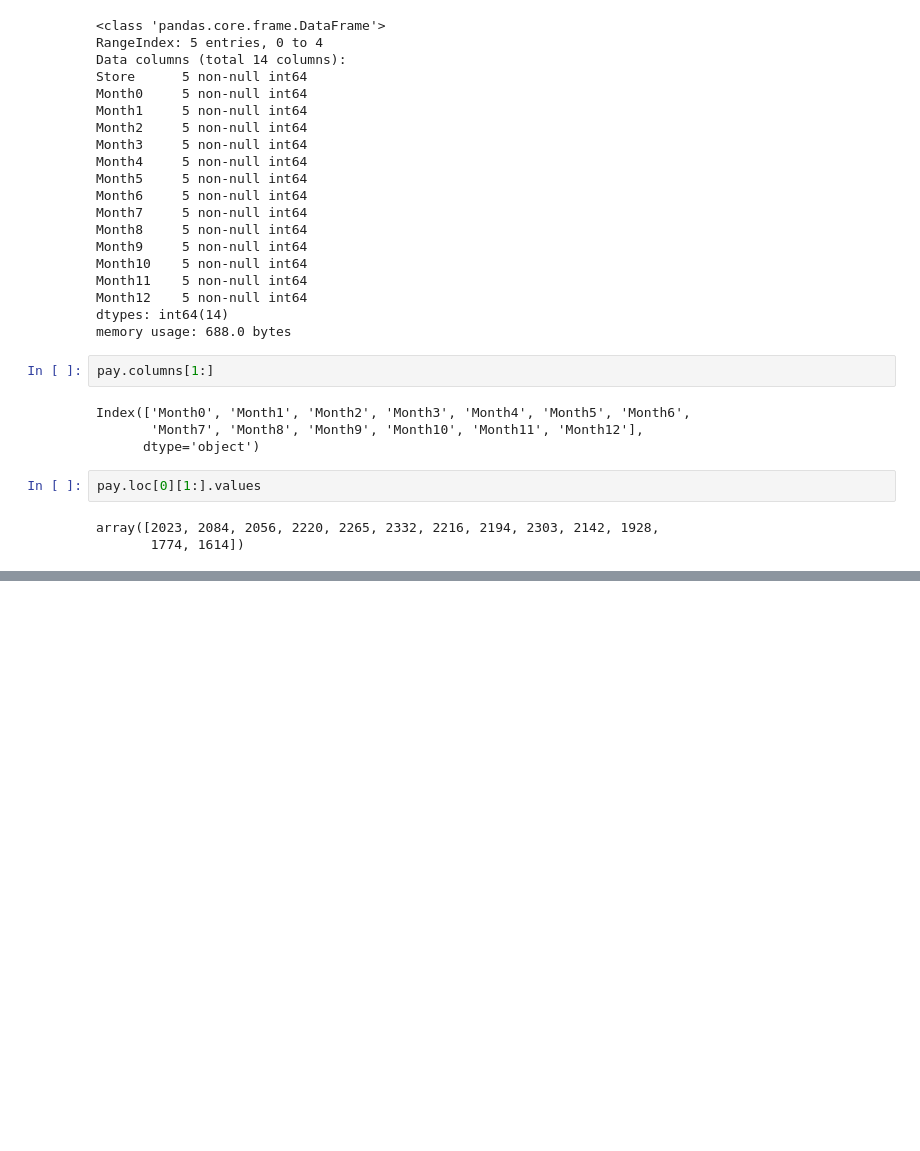
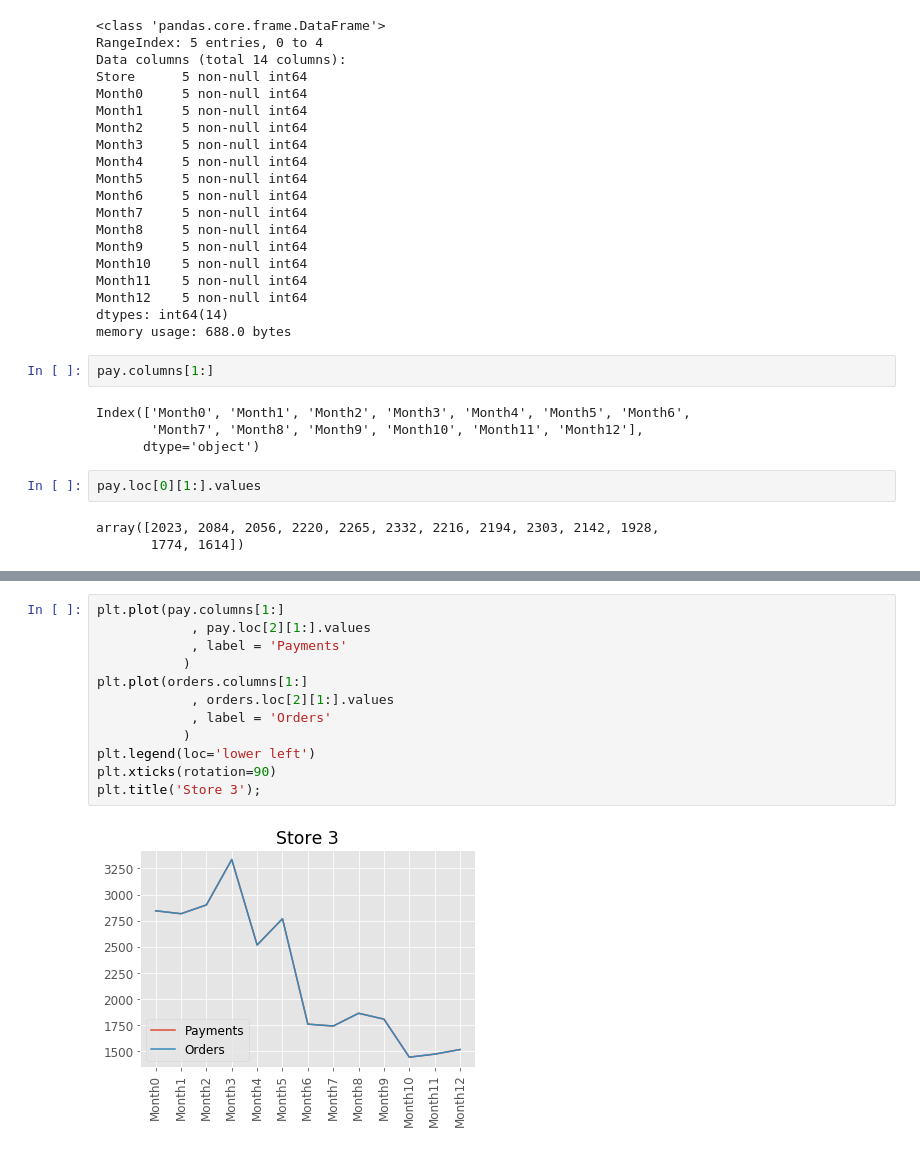
Before and after one commit to yuchild/fairbanc_takehome, a Jupyter notebook: fairbanc_analysis.ipynb, the cells around one changed output, grey strips where cells are left out. Drawn from its saved outputs; the diff is of its cells as text; blank space fills up the shorter version.

```diff
--- a/fairbanc_analysis.ipynb
+++ b/fairbanc_analysis.ipynb
@@ -73,0 +90,14 @@ plt.title('Store 1');
+# %%
+plt.plot(pay.columns[1:]
+            , pay.loc[2][1:].values
+            , label = 'Payments'
+           )
+plt.plot(orders.columns[1:]
+            , orders.loc[2][1:].values
+            , label = 'Orders'
+           )
+plt.legend(loc='lower left')
+plt.xticks(rotation=90)
+plt.title('Store 3');
+# %% [output]
+[figure, added]
```
Also changed, not shown: parts of 5 cells of this notebook.
